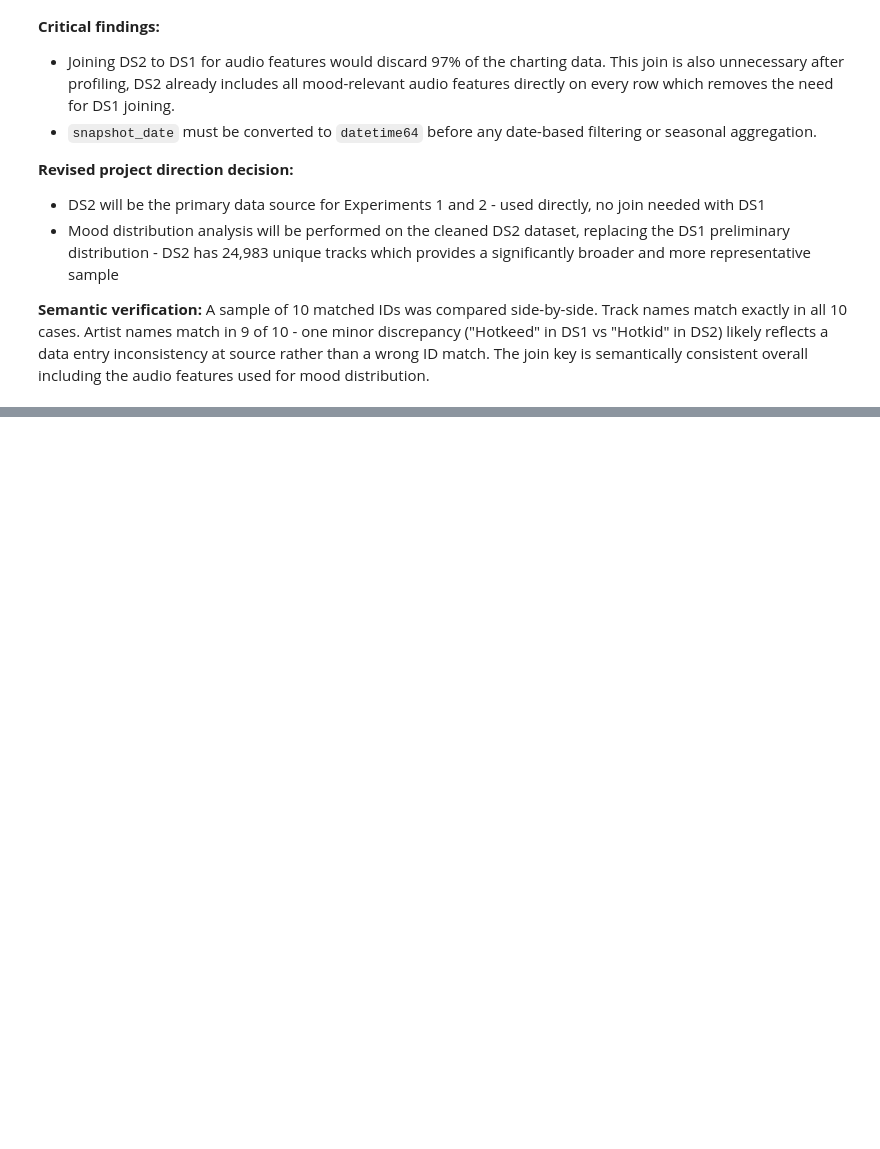
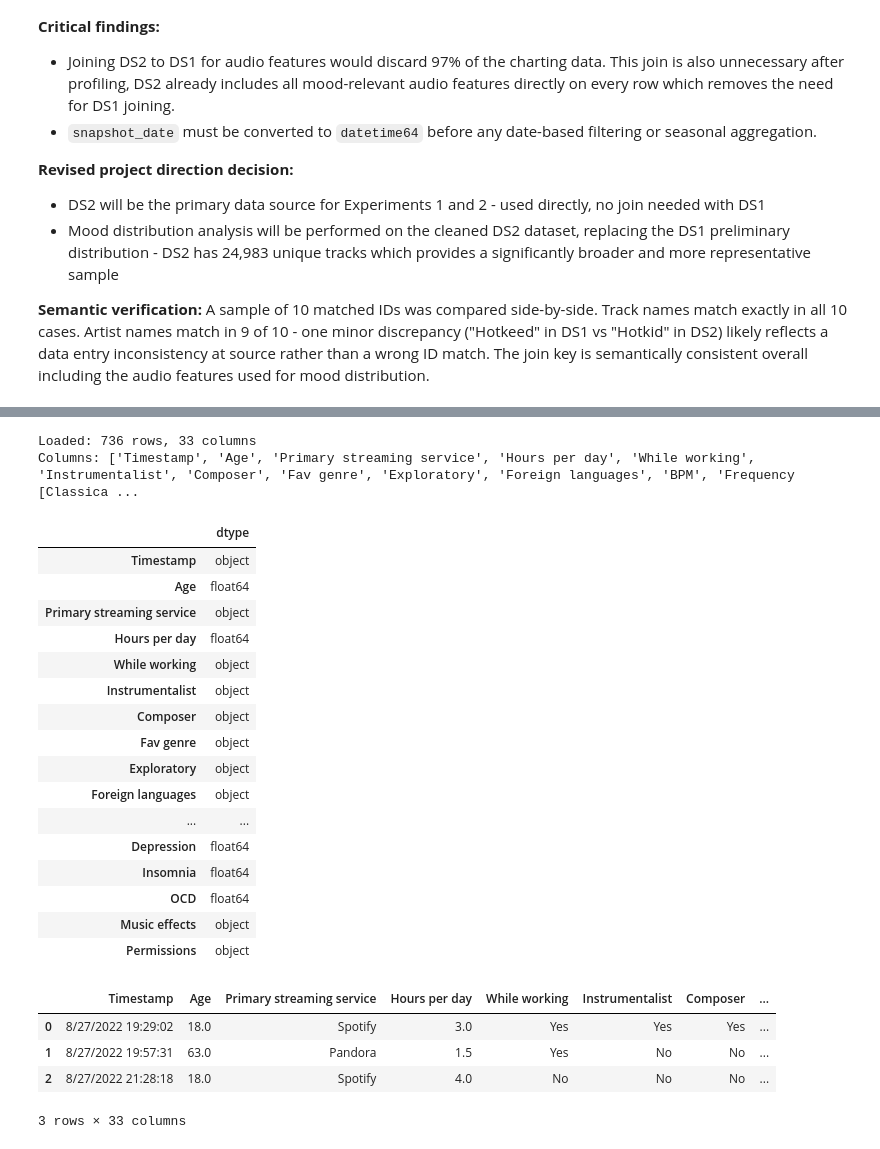
Before and after one commit to crystal-wolfer/AI-ML26-C02-music-mood-analysis, a Jupyter notebook: notebooks/01-data profiling.ipynb, the cells around one changed output, grey strips where cells are left out. Saved outputs shown, nothing was run; the diff lists cells and outputs as text; code cells hidden in the pictures; blank space fills up the shorter version.

```diff
--- a/notebooks/01-data analysis and cleanup.ipynb
+++ b/notebooks/01-data profiling.ipynb
@@ -533,0 +545,33 @@ Zero fully duplicate rows. Zero duplicates on the natural key (spotify_id, count
+# %%
+#Loading dataset and examining basic shape
+ds3 = pd.read_csv(DATA / "mxmh_survey_results.csv")
+print(f"Loaded: {ds3.shape[0]:,} rows, {ds3.shape[1]} columns")
+
+print("Columns:", ds3.columns.tolist())
+display(ds3.dtypes.to_frame(name="dtype"))
+display(ds3.head(3))
+# %% [output]
+Loaded: 736 rows, 33 columns
+Columns: ['Timestamp', 'Age', 'Primary streaming service', 'Hours per day', 'While working', 'Instrumentalist', 'Composer', 'Fav genre', 'Exploratory', 'Foreign languages', 'BPM', 'Frequency [Classica ...
+|  | dtype |
+| Timestamp | object |
+| Age | float64 |
+| Primary streaming service | object |
+| Hours per day | float64 |
+| While working | object |
+| Instrumentalist | object |
+| Composer | object |
+| Fav genre | object |
+| Exploratory | object |
+| Foreign languages | object |
+| ... | ... |
+| Depression | float64 |
+| Insomnia | float64 |
+| OCD | float64 |
+| Music effects | object |
+| Permissions | object |
+|  | Timestamp | Age | Primary streaming service | Hours per day | While working | Instrumentalist | Composer | ... |
+| 0 | 8/27/2022 19:29:02 | 18.0 | Spotify | 3.0 | Yes | Yes | Yes | ... |
+| 1 | 8/27/2022 19:57:31 | 63.0 | Pandora | 1.5 | Yes | No | No | ... |
+| 2 | 8/27/2022 21:28:18 | 18.0 | Spotify | 4.0 | No | No | No | ... |
+3 rows × 33 columns
```
Also changed, not shown: parts of 17 cells of this notebook, 1 other file.
